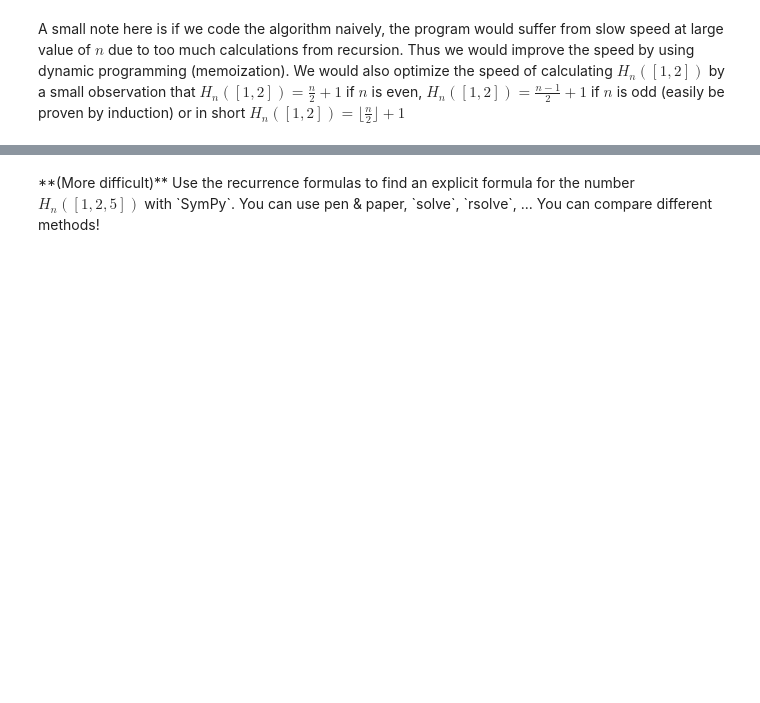
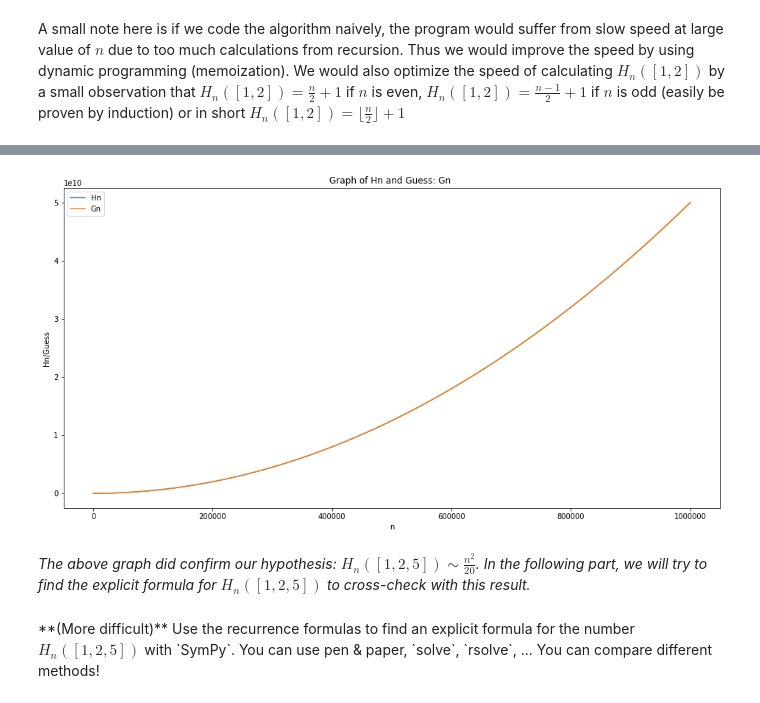
Before and after one commit to paulseghers/MAA205_Final, a Jupyter notebook: Project1_DecompositionsOfIntegers.ipynb, the cells around one changed output, grey strips where cells are left out. Cells and saved outputs as stored; diff of their text form; code cells hidden in the pictures; blank space fills up the shorter version.

Commit message:
Very technical part: Explicit formula for Hn([1, 2, 5])

```diff
--- a/Project1_DecompositionsOfIntegers.ipynb
+++ b/Project1_DecompositionsOfIntegers.ipynb
@@ -309,3 +320,22 @@ plt.show()
+# %%
+# Check our guess
+Gn = []
+for n in N:
+    Gn.append(1/20*n**2)
+
+plt.figure(figsize=(16, 8))
+plt.plot(N, Hn, label="Hn")
+plt.plot(N, Gn, label="Gn")
+plt.title("Graph of Hn and Guess: Gn ")
+plt.xlabel("n")
+plt.ylabel("Hn/Guess")
+plt.legend()
+plt.show()
+# %% [output]
+[figure, added]
+# %% [markdown]
+<div markdown=1 class="Answers"><i>
+The above graph did confirm our hypothesis: $H_n([1, 2, 5]) \sim \frac{n^2}{20}$. In the following part, we will try to find the explicit formula for $H_n([1, 2, 5])$ to cross-check with this result.
 # %% [markdown]
 <div markdown=1 class="DoIt"> **(More difficult)**
 Use the recurrence formulas to find an explicit formula for the number $H_n([1,2,5])$ with `SymPy`. You can use pen & paper, `solve`, `rsolve`, ... You can compare different methods!
```
Also changed, not shown: parts of 14 cells of this notebook.
